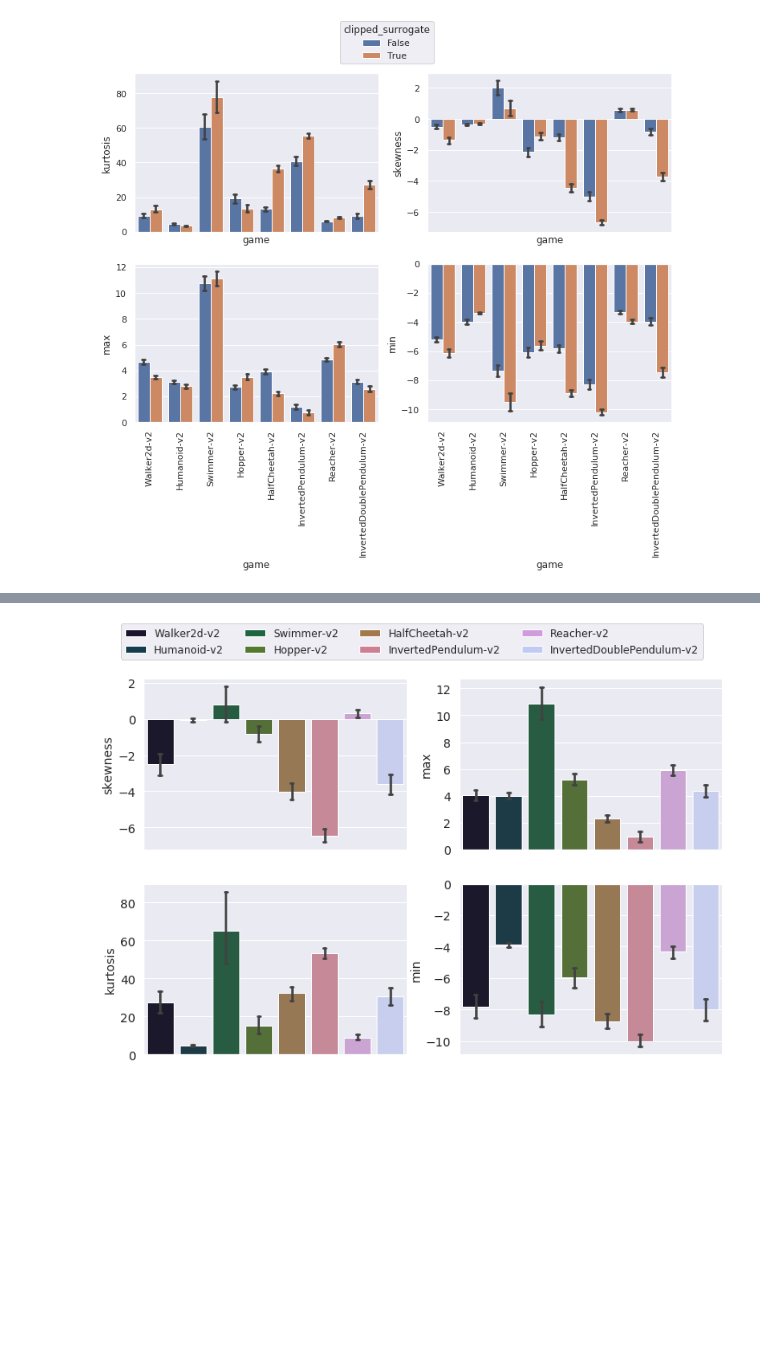
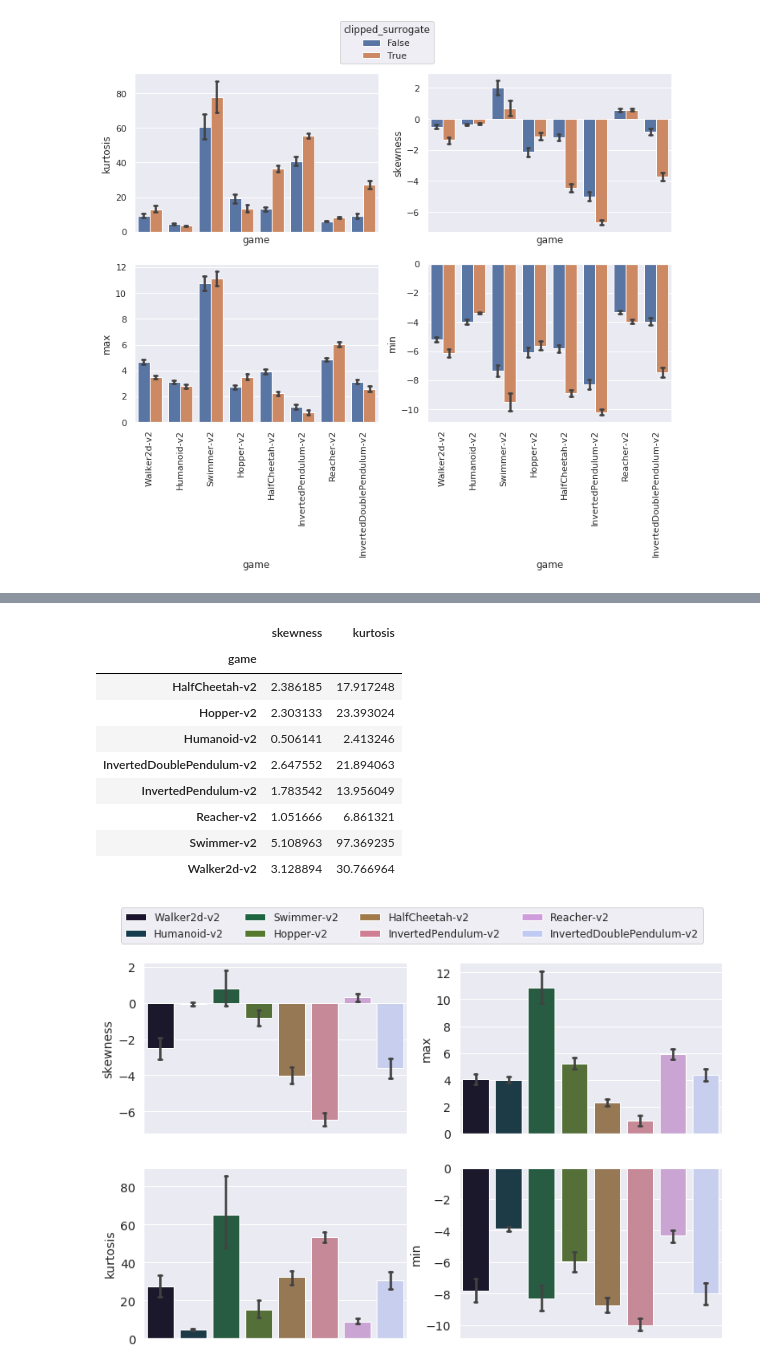
Before and after one commit to chloechsu/code-for-paper, a Jupyter notebook: analysis/advanced_logging_analysis.ipynb, the cells around one changed output, grey strips where cells are left out. Saved outputs shown, nothing was run; the diff lists cells and outputs as text; code cells hidden in the pictures; blank space fills up the shorter version.

```diff
--- a/analysis/advanced_logging_analysis.ipynb
+++ b/analysis/advanced_logging_analysis.ipynb
@@ -82,3 +82,8 @@ fig.legend(handles, labels, loc='upper center', ncol=1, title='clipped_surrogate
 plt.show()
 # %% [output]
 [figure]
+# %%
+filt_data=nadv[(nadv.clipped_surrogate == True) & (nadv.kl_penalty == False) & (nadv.norm_rewards == 'returns')]
+filt_data['game'] = filt_data['game'].apply(lambda name: name.strip('-v2'))
+stats = filt_data.groupby('game').mean()[['skewness','kurtosis']]
+stats_std = filt_data[['game','skewness','kurtosis']].groupby('game').std()
@@ -85,3 +120,16 @@ plt.show()
+# %%
+filt_data[['game','skewness','kurtosis']].groupby('game').std()
+# %% [output]
+|  | skewness | kurtosis |
+| game |  |  |
+| HalfCheetah-v2 | 2.386185 | 17.917248 |
+| Hopper-v2 | 2.303133 | 23.393024 |
+| Humanoid-v2 | 0.506141 | 2.413246 |
+| InvertedDoublePendulum-v2 | 2.647552 | 21.894063 |
+| InvertedPendulum-v2 | 1.783542 | 13.956049 |
+| Reacher-v2 | 1.051666 | 6.861321 |
+| Swimmer-v2 | 5.108963 | 97.369235 |
+| Walker2d-v2 | 3.128894 | 30.766964 |
 # %%
 fig, axes = plt.subplots(2, 2, figsize=(12, 8), sharex='all', sharey='none')
 palette = sns.color_palette("cubehelix", 9)[:8]
```
Also changed, not shown: parts of 3 cells of this notebook, 4 other files.
